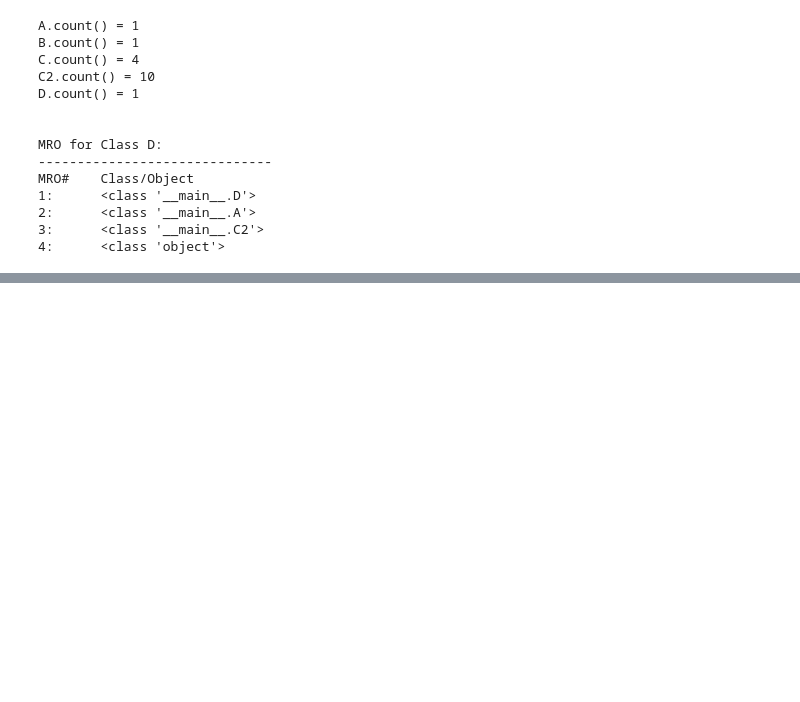
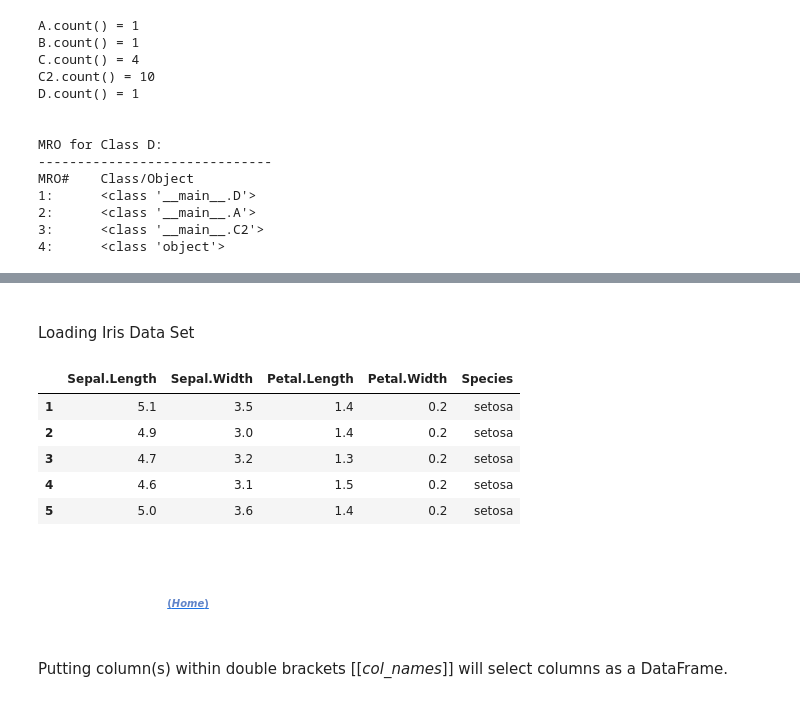
Before and after one commit to Hakuna-Patata/BU_MSDS_PTW, a Jupyter notebook: Python/JupyterBU/Python Notes2.ipynb, the cells around one changed output, grey strips where cells are left out. Saved outputs shown, nothing was run; the diff lists cells and outputs as text; code cells hidden in the pictures; blank space fills up the shorter version.

```diff
--- a/Python/JupyterBU/Python Notes2.ipynb
+++ b/Python/JupyterBU/Python Notes2.ipynb
@@ -2691,0 +2811,23 @@ MRO#    Class/Object
+# %% [markdown]
+<br>
+
+Loading Iris Data Set
+# %%
+iris_df = pd.DataFrame(pydataset.data('iris'))
+
+iris_df.head()
+# %% [output]
+|  | Sepal.Length | Sepal.Width | Petal.Length | Petal.Width | Species |
+| 1 | 5.1 | 3.5 | 1.4 | 0.2 | setosa |
+| 2 | 4.9 | 3.0 | 1.4 | 0.2 | setosa |
+| 3 | 4.7 | 3.2 | 1.3 | 0.2 | setosa |
+| 4 | 4.6 | 3.1 | 1.5 | 0.2 | setosa |
+| 5 | 5.0 | 3.6 | 1.4 | 0.2 | setosa |
+# %% [markdown]
+<br><a id="_selecting_data_pd"></a>
+
+#### <span style="color:white">Selecting Data</span> [<span style="color:#6185c9;font-size:10px">(*Home*)</span>](#_pandas2)
+# %% [markdown]
+<br>
+
+Putting column(s) within double brackets [[*col_names*]] will select columns as a DataFrame.
```
Also changed, not shown: parts of 37 cells of this notebook, 7 other files.
